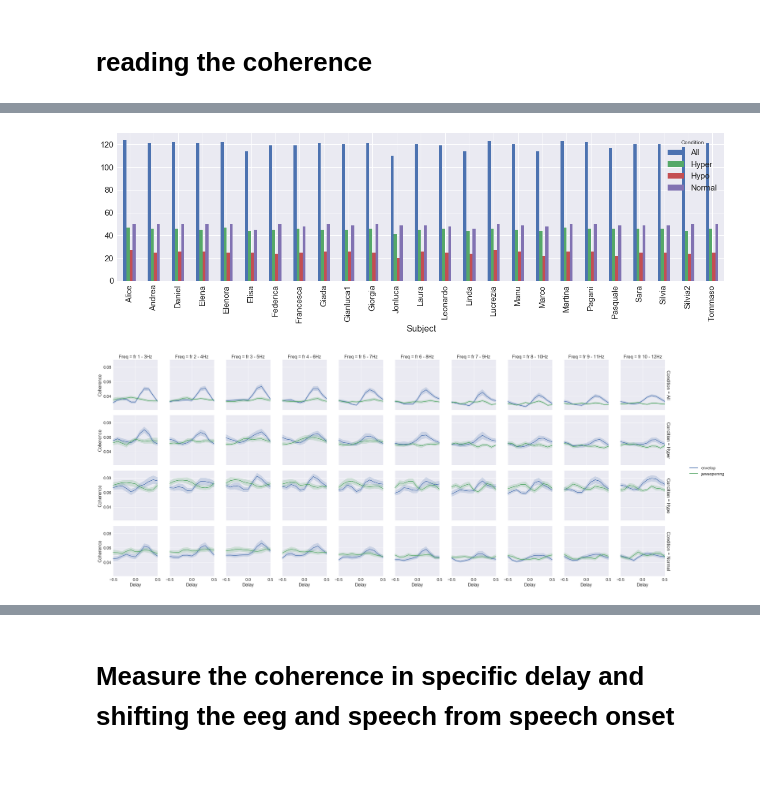
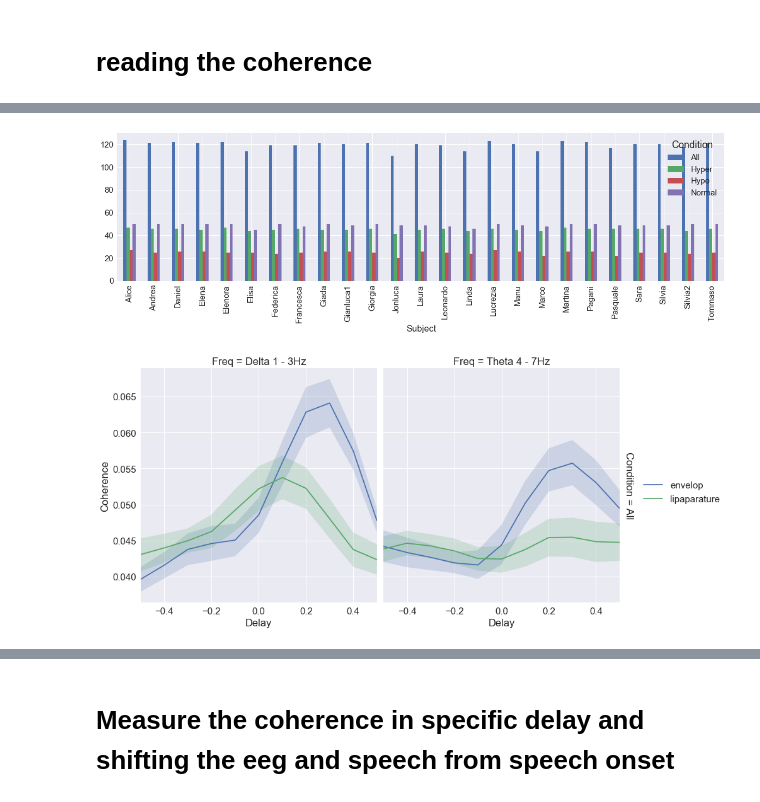
Before and after one commit to sankar-mukherjee/entrainment_python, a Jupyter notebook: coherence_investigate.ipynb, the cells around one changed output, grey strips where cells are left out. Saved outputs shown, nothing was run; the diff lists cells and outputs as text; code cells hidden in the pictures; blank space fills up the shorter version.

Commit message:
partial coherence

```diff
--- a/coherence_investigate.ipynb
+++ b/coherence_investigate.ipynb
@@ -28,7 +28,7 @@ remove_first = 0 #seconds
 save_path = data_path + '/data/coherence'
 
 info = mne.io.read_raw_fif((save_path+'-info'),preload=True)
-save_path = data_path + '/data/coherence-trialLen-'+str(trial_len)+'-removedFirst-'+str(remove_first)+'s'
+save_path = data_path + '/data/classical_frequency_bands_coherence/coherence-trialLen-'+str(trial_len)+'-removedFirst-'+str(remove_first)+'s'
 
 a=[]
 for s in subject_name:
@@ -72,30 +72,30 @@ condition = ['Hyper','Normal','Hypo','All']
 a=pd.DataFrame(data.loc['envelop',fr[0],condition,0,subject_name])
 a=a.groupby(['Subject','Condition']).sum()['noTrials'].unstack().plot(kind='bar',figsize=(20,5),grid=True)
 # %% [output]
-[figure, old version]
+[figure, new version]
 # %%
 freq_band = ['Delta 1 - 3Hz','Theta 4 - 7Hz','Alpha 8 - 12Hz','Beta 13 - 25Hz','Gamma 30 - 40Hz']
 freq_band = ['Delta 1 - 3Hz','Theta 4 - 7Hz']
-freq_band = ['fr 1 - 3Hz', 'fr 2 - 4Hz', 'fr 3 - 5Hz', 'fr 4 - 6Hz','fr 5 - 7Hz', 'fr 6 - 8Hz', 'fr 7 - 9Hz', 'fr 8 - 10Hz',
- 'fr 9 - 11Hz', 'fr 10 - 12Hz']
+#freq_band = ['fr 1 - 3Hz', 'fr 2 - 4Hz', 'fr 3 - 5Hz', 'fr 4 - 6Hz','fr 5 - 7Hz', 'fr 6 - 8Hz', 'fr 7 - 9Hz', 'fr 8 - 10Hz',
+# 'fr 9 - 11Hz', 'fr 10 - 12Hz']
 
 extra_channels = ['envelop','jawaopening','lipaparature','lipProtrusion','TTCD','TMCD','TBCD']
-extra_channels = ['envelop','jawaopening']
+extra_channels = ['envelop','lipaparature']
 
 condition = ['Hyper','Normal','Hypo','All']
-#condition = ['All']
+condition = ['All']
 
 delay = np.arange(-5,6) / 10
 
 a = data.loc[extra_channels,freq_band,condition,delay,subject_name]['Coherence']
 a = pd.DataFrame(a.reset_index())
 
-g = sns.FacetGrid(a, col="Freq", row="Condition",col_order=freq_band , margin_titles=True)
+g = sns.FacetGrid(a, col="Freq", row="Condition",col_order=freq_band , margin_titles=True,size=6)
 b = g.map_dataframe(sns.tsplot, time="Delay", unit="Subject",condition="Feature", value="Coherence",color="deep").add_legend()
 b = b.set_xlabels('Delay')
 b = b.set_ylabels('Coherence')
 # %% [output]
-[figure, old version]
+[figure, new version]
 # %%
 def get_coherence_value_delay(data,name,subject_name,delay,condition):
     D = []
```
Also changed, not shown: parts of 3 cells of this notebook, 5 other files.
